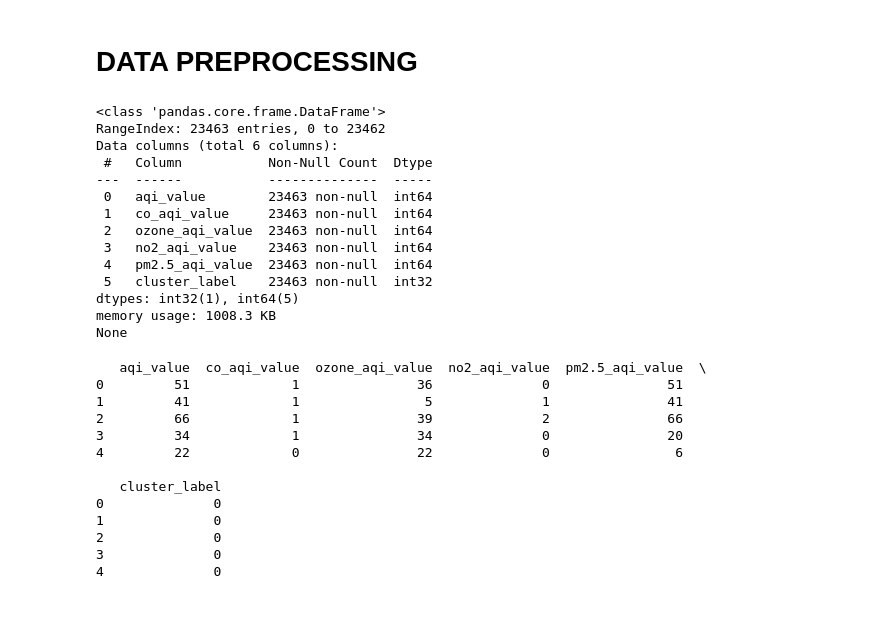
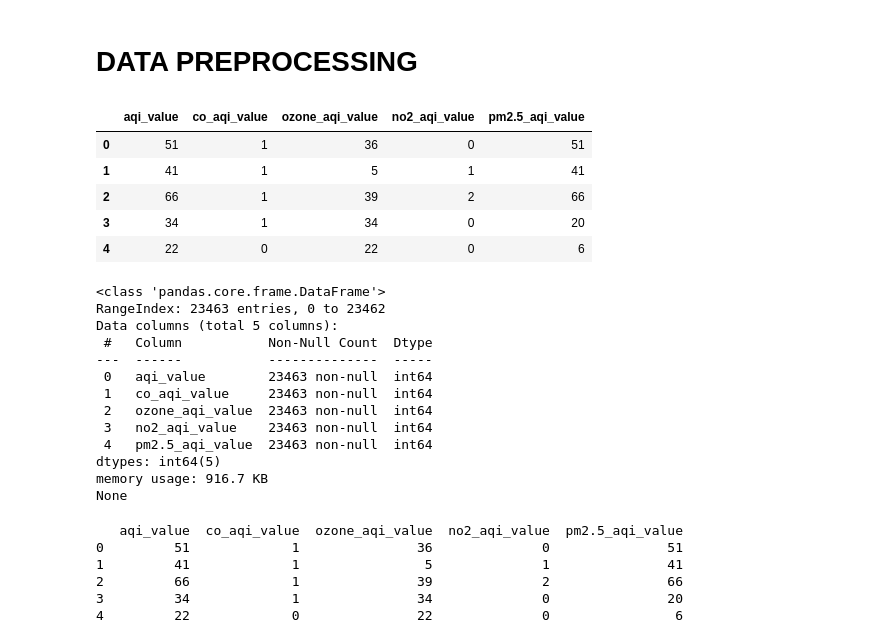
Before and after one commit to yudhamyn/PROJECT-AKHIR, a Jupyter notebook: yudha/CLUSTERING.ipynb, the cells around one changed output. Saved outputs shown, nothing was run; the diff lists cells and outputs as text; code cells hidden in the pictures; blank space fills up the shorter version.

```diff
--- a/yudha/CLUSTERING.ipynb
+++ b/yudha/CLUSTERING.ipynb
@@ -390,13 +390,27 @@ features = data[['aqi_value', 'co_aqi_value', 'ozone_aqi_value', 'no2_aqi_value'
 # %%
 # Mengisi nilai yang hilang dengan nilai rata-rata
 data.fillna(data.mean(), inplace=True)
+# %%
+# Menghapus entri yang tidak relevan atau duplikat
+data.drop_duplicates()
+
+# Menangani nilai yang hilang dengan mengisi atau menghapusnya
+data.dropna(inplace=True)  # Menghapus baris dengan nilai yang hilang
+data.head()
+# %% [output]
+|  | aqi_value | co_aqi_value | ozone_aqi_value | no2_aqi_value | pm2.5_aqi_value |
+| 0 | 51 | 1 | 36 | 0 | 51 |
+| 1 | 41 | 1 | 5 | 1 | 41 |
+| 2 | 66 | 1 | 39 | 2 | 66 |
+| 3 | 34 | 1 | 34 | 0 | 20 |
+| 4 | 22 | 0 | 22 | 0 | 6 |
 # %%
 # Menampilkan informasi dataset setelah preprocessing
 print(data.info())
 # %% [output]
 <class 'pandas.core.frame.DataFrame'>
 RangeIndex: 23463 entries, 0 to 23462
-Data columns (total 6 columns):
+Data columns (total 5 columns):
  #   Column           Non-Null Count  Dtype
 ---  ------           --------------  -----
  0   aqi_value        23463 non-null  int64
@@ -404,28 +418,20 @@ Data columns (total 6 columns):
  2   ozone_aqi_value  23463 non-null  int64
  3   no2_aqi_value    23463 non-null  int64
  4   pm2.5_aqi_value  23463 non-null  int64
- 5   cluster_label    23463 non-null  int32
-dtypes: int32(1), int64(5)
-memory usage: 1008.3 KB
+dtypes: int64(5)
+memory usage: 916.7 KB
 None
 # %%
 
 # Menampilkan lima baris pertama data setelah preprocessing
 print(data.head())
 # %% [output]
-   aqi_value  co_aqi_value  ozone_aqi_value  no2_aqi_value  pm2.5_aqi_value  \
+   aqi_value  co_aqi_value  ozone_aqi_value  no2_aqi_value  pm2.5_aqi_value
 0         51             1               36              0               51
 1         41             1                5              1               41
 2         66             1               39              2               66
 3         34             1               34              0               20
 4         22             0               22              0                6
-
-   cluster_label
-0              0
-1              0
-2              0
-3              0
-4              0
 # %%
 # Preprocessing data (scaling)
 from sklearn.preprocessing import MinMaxScaler
```
Also changed, not shown: parts of 2 cells of this notebook, 2 other files.
